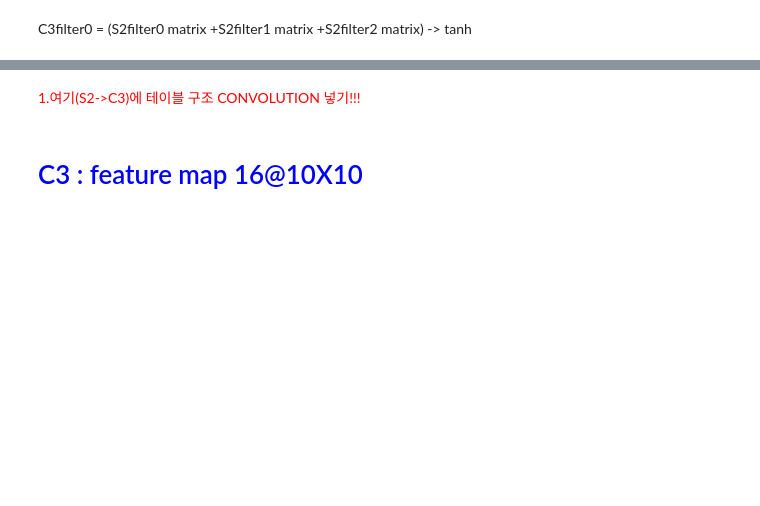
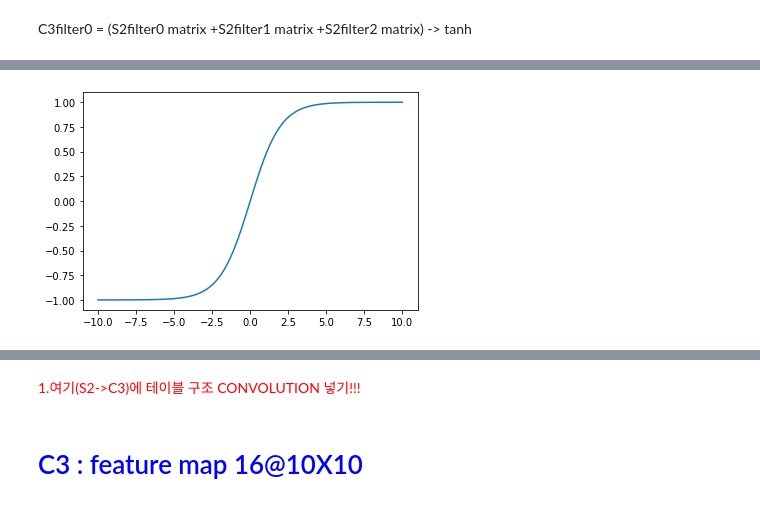
Before and after one commit to engineerjkk/DeepLearning_from_Scratch, a Jupyter notebook: Final_LeNet.ipynb, the cells around one changed output, grey strips where cells are left out. Cells and saved outputs as stored; diff of their text form; code cells hidden in the pictures; blank space fills up the shorter version.

```diff
--- a/Final_LeNet.ipynb
+++ b/Final_LeNet.ipynb
@@ -328,0 +358,12 @@ S2filter0 = cv2.filter2D(output[0, :, :, 0].numpy(), -1, weight[0][:,:,0,0])
+# %%
+def tanh(x):
+    return (np.exp(x/2)-np.exp(-x/2))/(np.exp(x/2)+np.exp(-x/2))
+# %%
+x = np.linspace(-10,10,100)
+y = []
+for dig in x:
+    y.append(tanh(dig))
+plt.plot(x,np.reshape(y,(100,)))
+plt.show()
+# %% [output]
+[figure, added]
```
Also changed, not shown: parts of 45 cells of this notebook.
